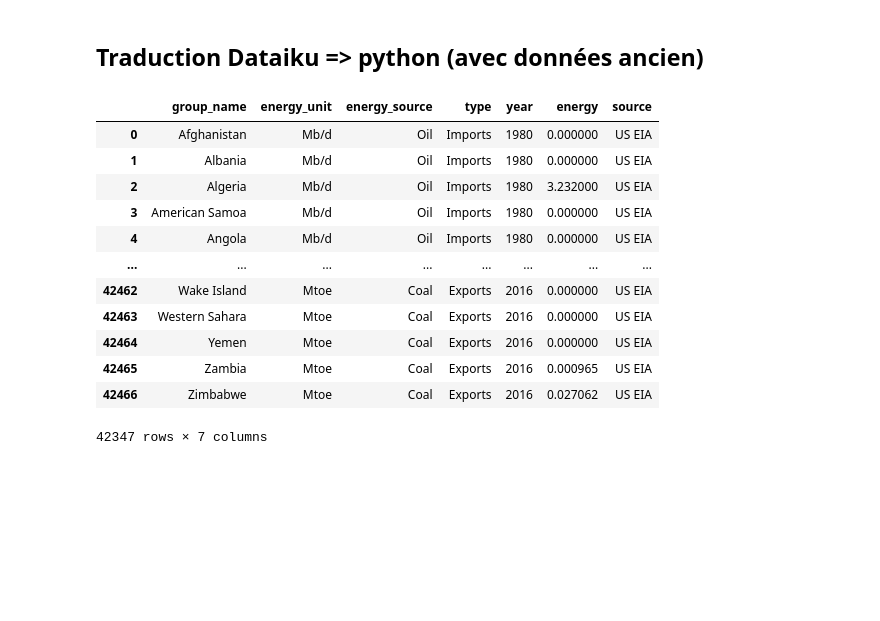
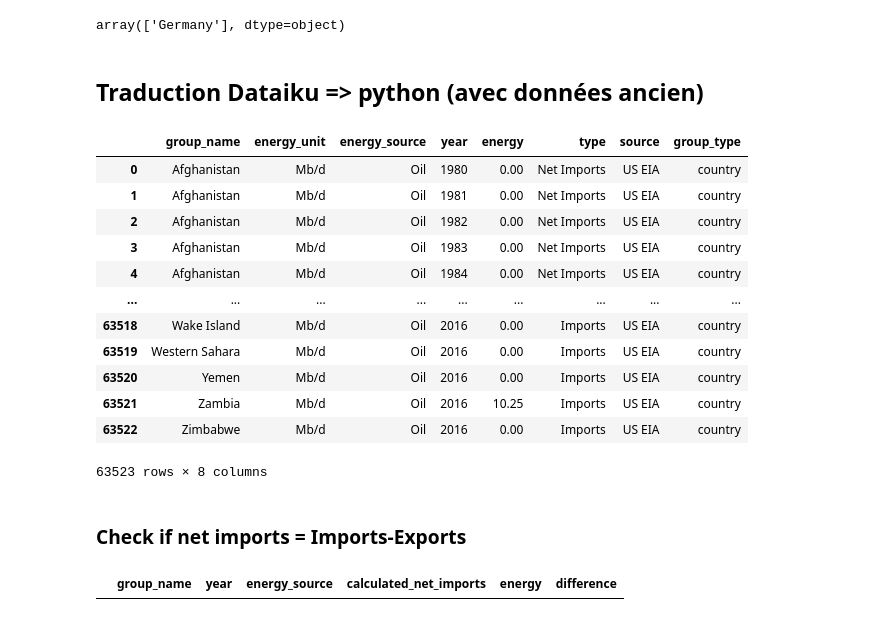
Before and after one commit to dataforgoodfr/shiftdataportal_data, a Jupyter notebook: notebooks/fossil_import_export_project/Fossil_Import_Export_new.ipynb, the cells around one changed output. Drawn from its saved outputs; the diff is of its cells as text; code cells hidden in the pictures; blank space fills up the shorter version.

```diff
--- a/notebooks/fossil_import_export_project/Fossil_Import_Export_new.ipynb
+++ b/notebooks/fossil_import_export_project/Fossil_Import_Export_new.ipynb
@@ -36,5 +182,9 @@ array(['MTOE', 'TJ', 'TBPD', 'QBTU', 'BCF', 'MT', 'TST', 'BCM', 'BKWH',
+# %%
+discrepancies.group_name.unique()
+# %% [output]
+array(['Germany'], dtype=object)
 # %% [markdown]
-## Traduction Dataiku => python (avec données ancien)
+## **Traduction Dataiku => python (avec données ancien)**
 # %%
 class FossilProvenReservesProdGeneratorOLD:
 
@@ -51,12 +201,14 @@ class FossilProvenReservesProdGeneratorOLD:
 
         return row
     def run(self, df_us_eia_oil, df_us_eia_gas, df_us_eia_coal, df_country):
+
         df_us_eia_oil = pd.melt(df_us_eia_oil, id_vars=["country", "energy_unit", "energy_source", "type", "subtype", "subsubtype", "subsubsubtype"], var_name='year', value_name='energy')
         df_us_eia_gas = pd.melt(df_us_eia_gas, id_vars=["country", "energy_unit", "energy_source", "type", "subtype", "subsubtype"], var_name='year', value_name='energy')
         df_us_eia_coal = pd.melt(df_us_eia_coal, id_vars=["country", "energy_unit", "energy_source", "type", "subtype"], var_name='year', value_name='energy')
 
         df_us_eia_gas = df_us_eia_gas[df_us_eia_gas.subtype=='Gross natural gas'].reset_index(drop=True)
         df_us_eia_coal = df_us_eia_coal[df_us_eia_coal.subtype=='Total primary coal'].reset_index(drop=True)
+        #df_us_eia_oil = df_us_eia_oil[df_us_eia_oil.energy_source=='Petroleum and other liquids (annual)'].reset_index(drop=True) #a eliminer
 
         df_us_eia_oil.drop(columns=["subtype", "subsubtype", "subsubsubtype"], axis=1, inplace=True)
         df_us_eia_gas.drop(columns=["subtype", "subsubtype"], axis=1, inplace=True)
@@ -69,39 +221,65 @@ class FossilProvenReservesProdGeneratorOLD:
         df_grouped = pd.concat([df_us_eia_oil, df_us_eia_gas, df_us_eia_coal]).reset_index(drop=True)
 
         df_grouped["energy_unit"].replace("MMTOE", "Mtoe", inplace=True)
-        df_grouped["source"] = "US EIA"
-        df_grouped = df_grouped[df_grouped.type.isin(['Imports','Exports', 'Imports Net'])].reset_index(drop=True)
+        df_grouped = df_grouped[df_grouped.type.isin(['Imports','Exports'])].reset_index(drop=True)
         df_grouped = self.process(df_grouped)
         df_grouped.dropna(subset='energy', inplace=True)
         df_grouped["country"] = CountryTranslatorFrenchToEnglish().run(df_grouped["country"], raise_errors=False)
         df_grouped = df_grouped[df_grouped["country"] != "Delete"]
         df_grouped.rename(columns={'country': 'group_name'}, inplace=True)
         df_grouped= df_grouped.reset_index(drop=True)
-        df_grouped.drop_duplicates(subset=['year', 'energy_source', 'type', 'group_name'], inplace=True)
+        df_grouped = df_grouped.groupby(['year', 'energy_source', 'type', 'group_name','energy_unit'])['energy'].sum().reset_index() #à rendre
+        #df_grouped.drop_duplicates(subset=['year', 'energy_source', 'type', 'group_name'], inplace=True)
 
         df_net_imports = df_grouped.copy()
         df_net_imports['energy'] = df_net_imports.apply(lambda x: x['energy'] if x['type']=='Imports' else -x['energy'], axis=1)
+        #df_net_imports = df_net_imports[df_net_imports['type'].notnull()]
+        grouped = df_net_imports.groupby(['group_name', 'energy_unit', 'energy_source', 'year'])
+        # Collect indices of rows to drop
+        indices_to_drop = []
+
+        # Iterate over each group
+        for _, group in grouped:
+            types_present = group['type'].unique()
+            if 'Imports' not in types_present or 'Exports' not in types_present:
+                # Collect indices of incomplete groups
+                indices_to_drop.extend(group.index.tolist())
+
+        # Drop these rows from the original DataFrame
+        #df_net_imports = df_net_imports.drop(indices_to_drop)
+
+        df_net_imports = df_net_imports.groupby(['group_name', 'energy_unit', 'energy_source', 'year'])['energy'].sum().reset_index()
+        df_net_imports['type'] = 'Net Imports'
+        df_net_imports = df_net_imports[df_net_imports["group_name"] != "Delete"]
         df_net_imports = df_net_imports[df_net_imports['type'].notnull()]
-        df_net_imports = df_net_imports.groupby(['group_name', 'energy_unit', 'energy_source', 'year', 'source'])['energy'].sum().reset_index()
-        df_net_imports['type'] = 'Net Imports'
         df_grouped = df_grouped[df_grouped['type'].notnull()]
         df_final = pd.concat([df_net_imports, df_grouped]).reset_index(drop=True)
+        #df_final.drop_duplicates(subset=['year', 'energy_source', 'type', 'group_name', 'energy'], inplace=True)
+        df_final["source"] = "US EIA"
+        df_final['group_type'] = 'country'
 
-        return df_grouped
+
+        return df_final
 # %%
-res_old = FossilProvenReservesProdGeneratorOLD().run(df_us_eia_oil, df_us_eia_gas, df_us_eia_coal, df_country)
+res_old = FossilProvenReservesProdGeneratorOLD().run(df_us_eia_oil, df_us_eia_gas, df_us_eia_coal, df_country_old)
 res_old
 # %% [output]
-|  | group_name | energy_unit | energy_source | type | year | energy | source |
-| 0 | Afghanistan | Mb/d | Oil | Imports | 1980 | 0.000000 | US EIA |
-| 1 | Albania | Mb/d | Oil | Imports | 1980 | 0.000000 | US EIA |
-| 2 | Algeria | Mb/d | Oil | Imports | 1980 | 3.232000 | US EIA |
-| 3 | American Samoa | Mb/d | Oil | Imports | 1980 | 0.000000 | US EIA |
-| 4 | Angola | Mb/d | Oil | Imports | 1980 | 0.000000 | US EIA |
-| ... | ... | ... | ... | ... | ... | ... | ... |
-| 42462 | Wake Island | Mtoe | Coal | Exports | 2016 | 0.000000 | US EIA |
-| 42463 | Western Sahara | Mtoe | Coal | Exports | 2016 | 0.000000 | US EIA |
-| 42464 | Yemen | Mtoe | Coal | Exports | 2016 | 0.000000 | US EIA |
-| 42465 | Zambia | Mtoe | Coal | Exports | 2016 | 0.000965 | US EIA |
-| 42466 | Zimbabwe | Mtoe | Coal | Exports | 2016 | 0.027062 | US EIA |
+|  | group_name | energy_unit | energy_source | year | energy | type | source | group_type |
+| 0 | Afghanistan | Mb/d | Oil | 1980 | 0.00 | Net Imports | US EIA | country |
+| 1 | Afghanistan | Mb/d | Oil | 1981 | 0.00 | Net Imports | US EIA | country |
+| 2 | Afghanistan | Mb/d | Oil | 1982 | 0.00 | Net Imports | US EIA | country |
+| 3 | Afghanistan | Mb/d | Oil | 1983 | 0.00 | Net Imports | US EIA | country |
+| 4 | Afghanistan | Mb/d | Oil | 1984 | 0.00 | Net Imports | US EIA | country |
+| ... | ... | ... | ... | ... | ... | ... | ... | ... |
+| 63518 | Wake Island | Mb/d | Oil | 2016 | 0.00 | Imports | US EIA | country |
+| 63519 | Western Sahara | Mb/d | Oil | 2016 | 0.00 | Imports | US EIA | country |
+| 63520 | Yemen | Mb/d | Oil | 2016 | 0.00 | Imports | US EIA | country |
+| 63521 | Zambia | Mb/d | Oil | 2016 | 10.25 | Imports | US EIA | country |
+| 63522 | Zimbabwe | Mb/d | Oil | 2016 | 0.00 | Imports | US EIA | country |
-42347 rows × 7 columns
+63523 rows × 8 columns
+# %% [markdown]
+### Check if net imports = Imports-Exports
+# %%
+check_net_imports(res_old)
+# %% [output]
+|  | group_name | year | energy_source | calculated_net_imports | energy | difference |
```
Also changed, not shown: parts of 51 cells of this notebook.
